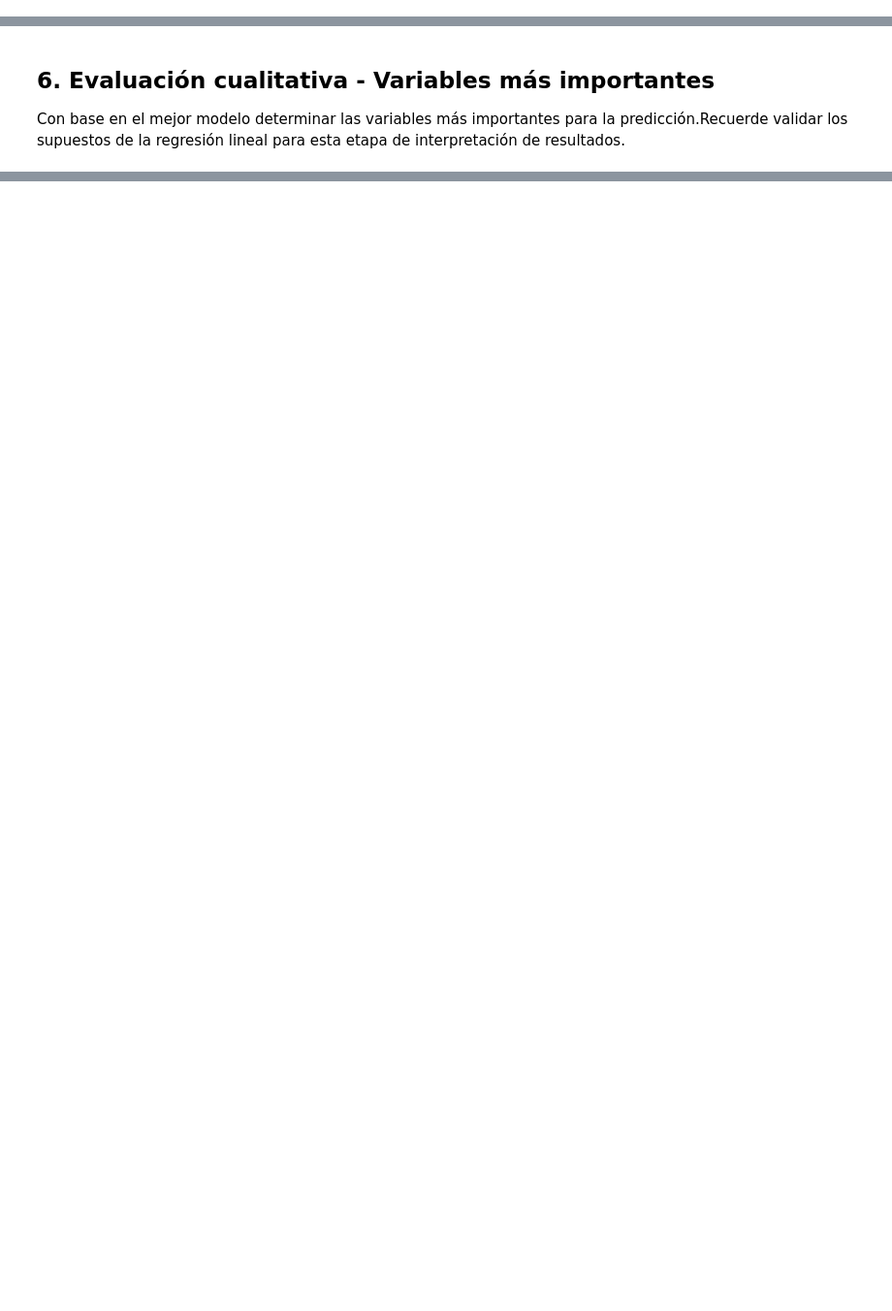
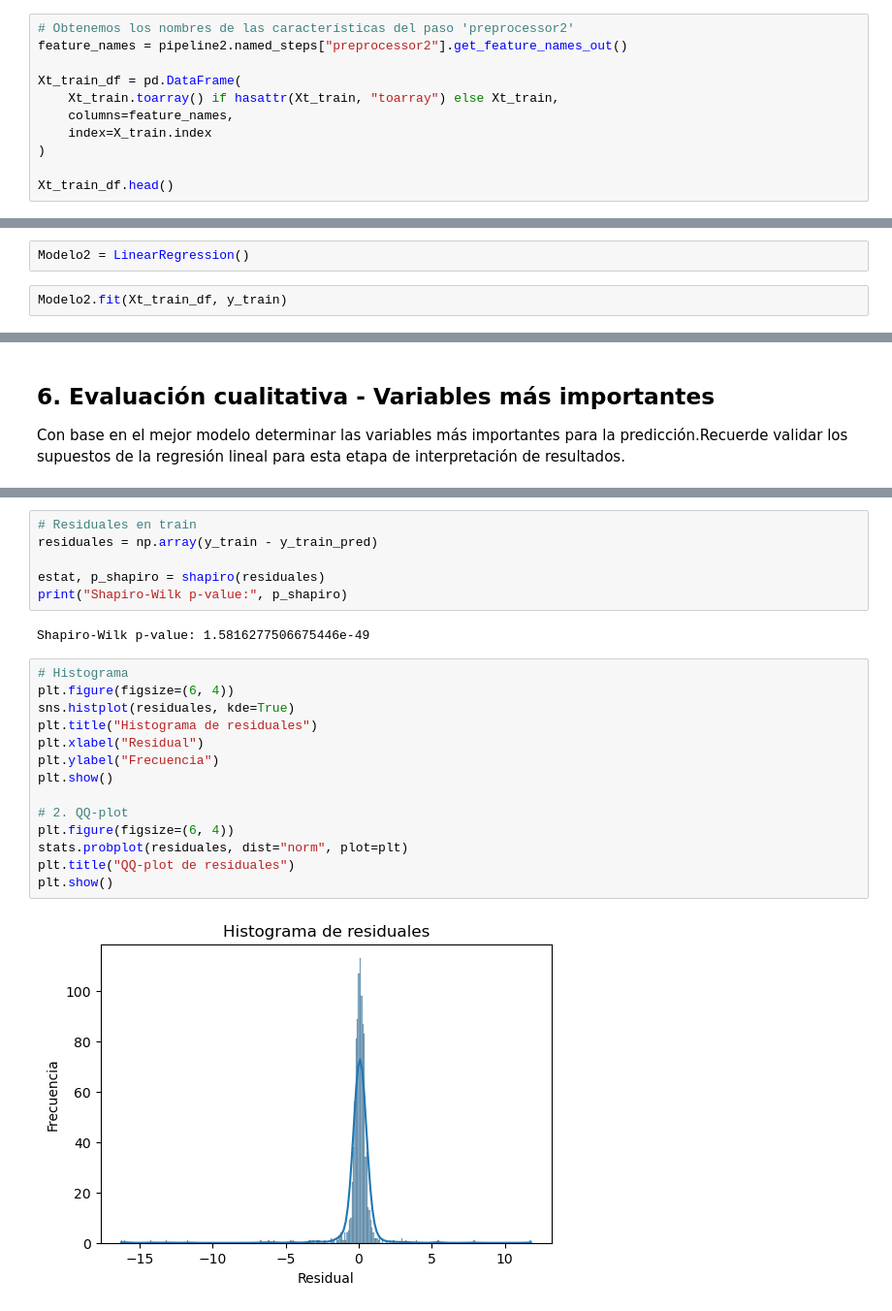
Before and after one commit to lfelipesales/Laboratorios-AprendizajeDeMaquina, a Jupyter notebook: LAB1/Laboratorio1.ipynb, the cells around one changed output, grey strips where cells are left out. Shown at 97% size. Saved outputs shown, nothing was run; the diff lists cells and outputs as text; blank space fills up the shorter version.

```diff
--- a/LAB1/Laboratorio1.ipynb
+++ b/LAB1/Laboratorio1.ipynb
@@ -533,0 +626,11 @@ columnas_categoricas = ["Physical Activity Level_Low", "Physical Activity Level_
+# %%
+# Obtenemos los nombres de las características del paso 'preprocessor2'
+feature_names = pipeline2.named_steps["preprocessor2"].get_feature_names_out()
+
+Xt_train_df = pd.DataFrame(
+    Xt_train.toarray() if hasattr(Xt_train, "toarray") else Xt_train,
+    columns=feature_names,
+    index=X_train.index
+)
+
+Xt_train_df.head()
@@ -533,0 +644,4 @@ columnas_categoricas = ["Physical Activity Level_Low", "Physical Activity Level_
+# %%
+Modelo2 = LinearRegression()
+# %%
+Modelo2.fit(Xt_train_df, y_train)
@@ -621,0 +844,24 @@ display(Xt_test_df.head())
+# %%
+# Residuales en train
+residuales = np.array(y_train - y_train_pred)
+
+estat, p_shapiro = shapiro(residuales)
+print("Shapiro-Wilk p-value:", p_shapiro)
+# %% [output]
+Shapiro-Wilk p-value: 1.5816277506675446e-49
+# %%
+# Histograma
+plt.figure(figsize=(6, 4))
+sns.histplot(residuales, kde=True)
+plt.title("Histograma de residuales")
+plt.xlabel("Residual")
+plt.ylabel("Frecuencia")
+plt.show()
+
+# 2. QQ-plot
+plt.figure(figsize=(6, 4))
+stats.probplot(residuales, dist="norm", plot=plt)
+plt.title("QQ-plot de residuales")
+plt.show()
+# %% [output]
+[figure, added]
```
Also changed, not shown: parts of 62 cells of this notebook, 9 other files.
